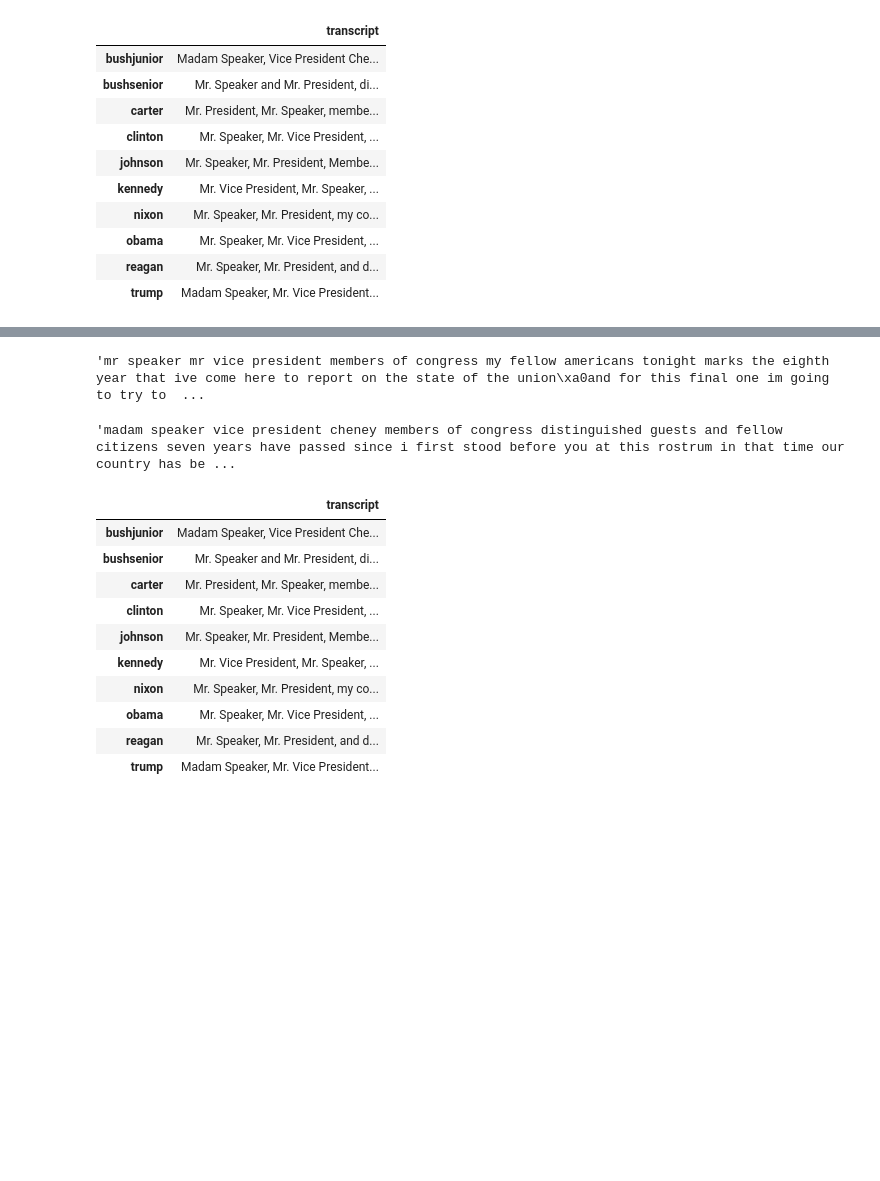
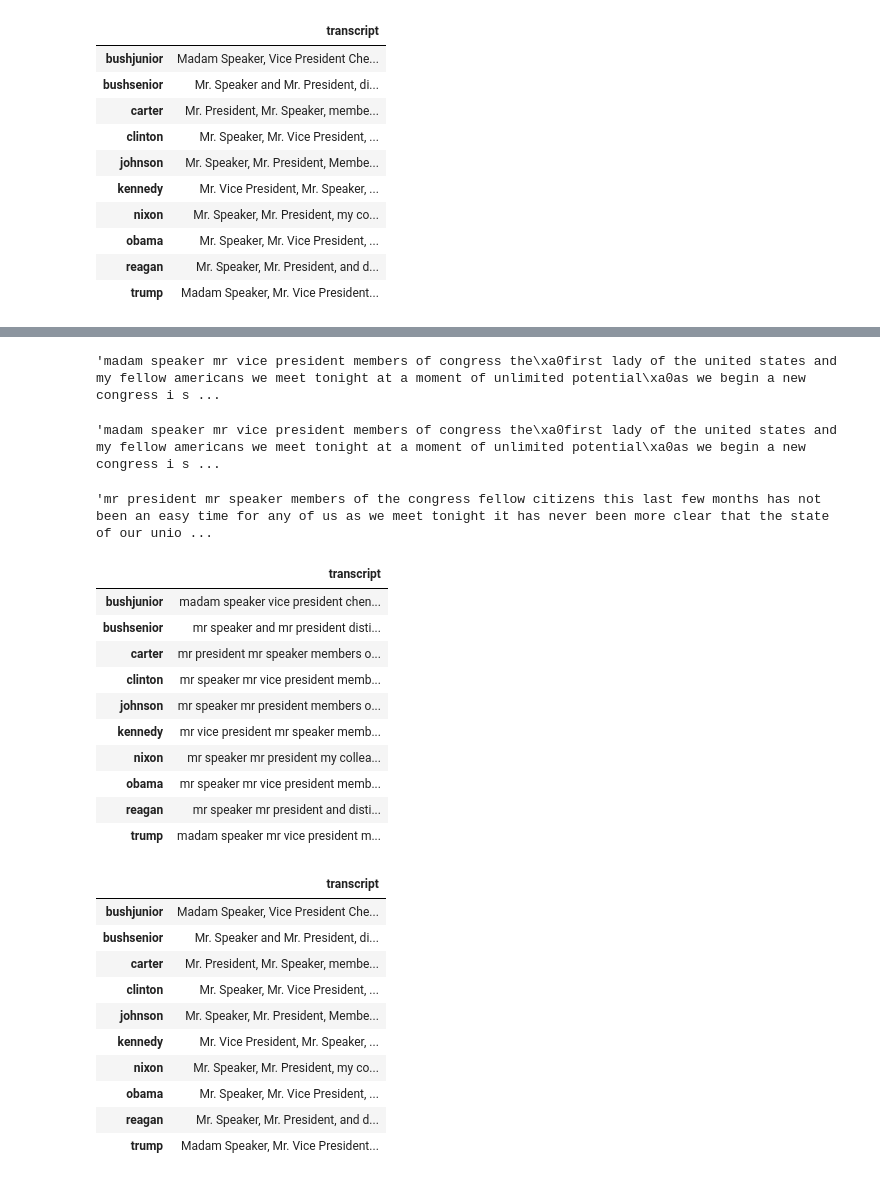
Before and after one commit to grem848/PythonExamProject2019, a Jupyter notebook: Data Cleaning.ipynb, the cells around one changed output, grey strips where cells are left out. Drawn from its saved outputs; the diff is of its cells as text; code cells hidden in the pictures; blank space fills up the shorter version.

```diff
--- a/Data Cleaning.ipynb
+++ b/Data Cleaning.ipynb
@@ -177,19 +158,29 @@ data_clean.transcript.loc['obama']
+# %%
+# På hvert transcript i vores dataframe, bliver round1 anvendt:
+data_clean = pd.DataFrame(data_df.transcript.apply(round1))
+# Og vi ser hvordan et transcript ser ud efter første cleaning:
+data_clean.transcript.loc['trump']
+# %% [output]
+'madam speaker mr vice president members of congress the\xa0first lady of the united states and my fellow americans we meet tonight at a moment of unlimited potential\xa0as we begin a new congress i s ...
 # %%
-# Apply a second round of cleaning
+# Endnu en runde cleaning
 def clean_text_round2(text):
     '''Get rid of some additional punctuation and non-sensical text that was missed the first time around.'''
     text = re.sub('[‘’“”…]', '', text)
     text = re.sub('\n', '', text)
-    text = re.sub('applause', '', text)
+    #text = re.sub('applause', '', text)
     text = re.sub('yearsand', 'years and', text)
+    # fjerner ord med bindestreg
+    text = re.sub('\w*\-\w*', '', text)
+    # fjerner ekstra mellemrum
     text = re.sub('  ', ' ', text)
     return text
 
 round2 = lambda x: clean_text_round2(x)
 # %%
-# Let's take a look at the updated text
+# Og vi kigger på et transcript efter denne runde
 data_clean = pd.DataFrame(data_clean.transcript.apply(round2))
-data_clean.transcript.loc['obama']
+data_clean.transcript.loc['trump']
 # %% [output]
-'mr speaker mr vice president members of congress my fellow americans tonight marks the eighth year that ive come here to report on the state of the union\xa0and for this final one im going to try to  ...
+'madam speaker mr vice president members of congress the\xa0first lady of the united states and my fellow americans we meet tonight at a moment of unlimited potential\xa0as we begin a new congress i s ...
 # %%
@@ -202,11 +192,25 @@ def clean_text_round3(text):
 
 round3 = lambda x: clean_text_round3(x)
 # %%
-# Let's take a look at the updated text
+# Og igen et transcript - nu ser det pænt ud
 data_clean = pd.DataFrame(data_clean.transcript.apply(round3))
-data_clean.transcript.loc['bushjunior']
+data_clean.transcript.loc['carter']
 # %% [output]
-'madam speaker vice president cheney members of congress distinguished guests and fellow citizens seven years have passed since i first stood before you at this rostrum in that time our country has be ...
+'mr president mr speaker members of the congress fellow citizens this last few months has not been an easy time for any of us as we meet tonight it has never been more clear that the state of our unio ...
+# %%
+data_clean
+# %% [output]
+|  | transcript |
+| bushjunior | madam speaker vice president chen... |
+| bushsenior | mr speaker and mr president disti... |
+| carter | mr president mr speaker members o... |
+| clinton | mr speaker mr vice president memb... |
+| johnson | mr speaker mr president members o... |
+| kennedy | mr vice president mr speaker memb... |
+| nixon | mr speaker mr president my collea... |
+| obama | mr speaker mr vice president memb... |
+| reagan | mr speaker mr president and disti... |
+| trump | madam speaker mr vice president m... |
 # %%
 data_df
 # %% [output]
```
Also changed, not shown: parts of 11 cells of this notebook, 4 other files.
